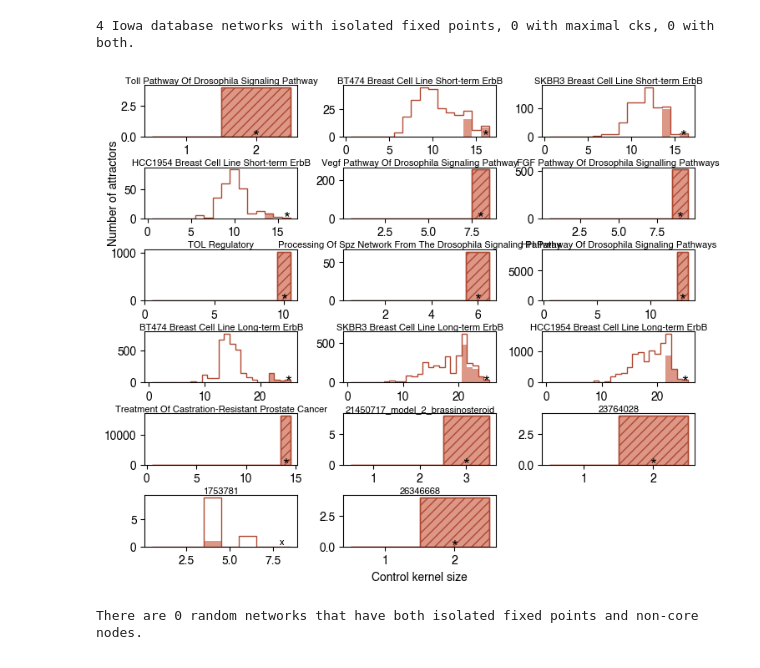
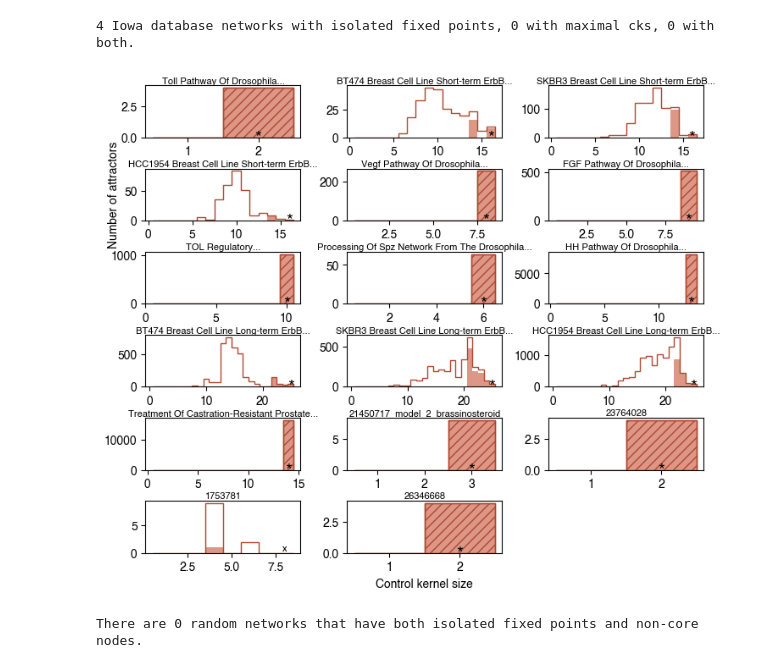
Before and after one commit to bcdaniels/Control-of-Synthetic-Boolean-Networks, a Jupyter notebook: CK_basin_sizes/basin-paper-figures.ipynb, the cells around one changed output. Drawn from its saved outputs; the diff is of its cells as text; code cells hidden in the pictures.

Commit message:
shorten names for some cell collective networks

```diff
--- a/CK_basin_sizes/basin-paper-figures.ipynb
+++ b/CK_basin_sizes/basin-paper-figures.ipynb
@@ -1198,6 +1198,14 @@ num_pages = len(random_with_isolated)//(num_rows*num_cols)+1
 figsize=(8.5,11)
 
 plt.figure(figsize=figsize)
+
+# words to cut from the ends of names
+cut_words = [' Network',
+             ' Signaling Pathways',
+             ' Signalling Pathways',
+             ' Signaling Pathway',
+             ' Signalling Pathway',
+             ' Cancer']
 
 # cell collective networks with isolated fixed points
 
@@ -1238,10 +1246,15 @@ for i,name in enumerate(cc_with_isolated):
                 #     dfExactRandomAll.loc[name,'fraction of uncontrollable states'],
                 #     dfExactRandomAll.loc[name,'number of cycles'],
                 #     dfExactRandomAll.loc[name,'number of attractors']))
-    if name.endswith(' Network'):
-        title_name = name[:-8]
-    else:
-        title_name = name
+    # if name.endswith(' Network'):
+    #     title_name = name[:-8]
+    # else:
+    # cut extraneous words from ends of titles
+    title_name = name[:]
+    for cut_word in cut_words:
+        if title_name.endswith(cut_word):
+            title_name = title_name[:-len(cut_word)]+'...'
+
     plt.title('{}'.format(
         title_name,
         ),fontsize=8,
@@ -1271,39 +1284,37 @@ for i,name in enumerate(iowa_with_isolated):
              bins=bins,color=colors1['cellcollective'],
              align='right',**style)
 
     # add star or x at N
     xmin, xmax, ymin, ymax = plt.axis()
     if max([size for size in ck_sizes if size is not None]) == N:
         plt.text(N,0,'*',fontsize=15,ha='center',va='center')
     else:
         plt.text(N,0,'x',fontsize=8,ha='center',va='bottom')
 
     # plt.title('{},\n frac. uncontrollable = {}, num. cycles = {}, num. attractors = {}'.format(
                 #     name,
                 #     dfExactRandomAll.loc[name,'fraction of uncontrollable states'],
                 #     dfExactRandomAll.loc[name,'number of cycles'],
                 #     dfExactRandomAll.loc[name,'number of attractors']))
-    if name.endswith(' Network'):
-        title_name = name[:-8]
-    else:
-        title_name = name
+
+    title_name = name[:]
     plt.title('{}'.format(
         title_name,
         ),fontsize=8,
-        pad = 1)
+        pad = 2)
 
 # put x-axis label on only the last plot
 plt.xlabel('Control kernel size')
 
 # nicer xticks on last plot
 if not core_only:
     plt.xticks([0,4,8])
 
 plt.subplots_adjust(hspace=0.6,wspace=0.3)
 
 plt.savefig('240221_individual_network_histograms_biological.pdf')
 # %% [output]
-[figure, old version]
+[figure, new version]
 # %%
 dfIowa['number of cycles'] = \
     dfIowa['number of attractors'] - dfIowa['number of fixed point attractors']
```
